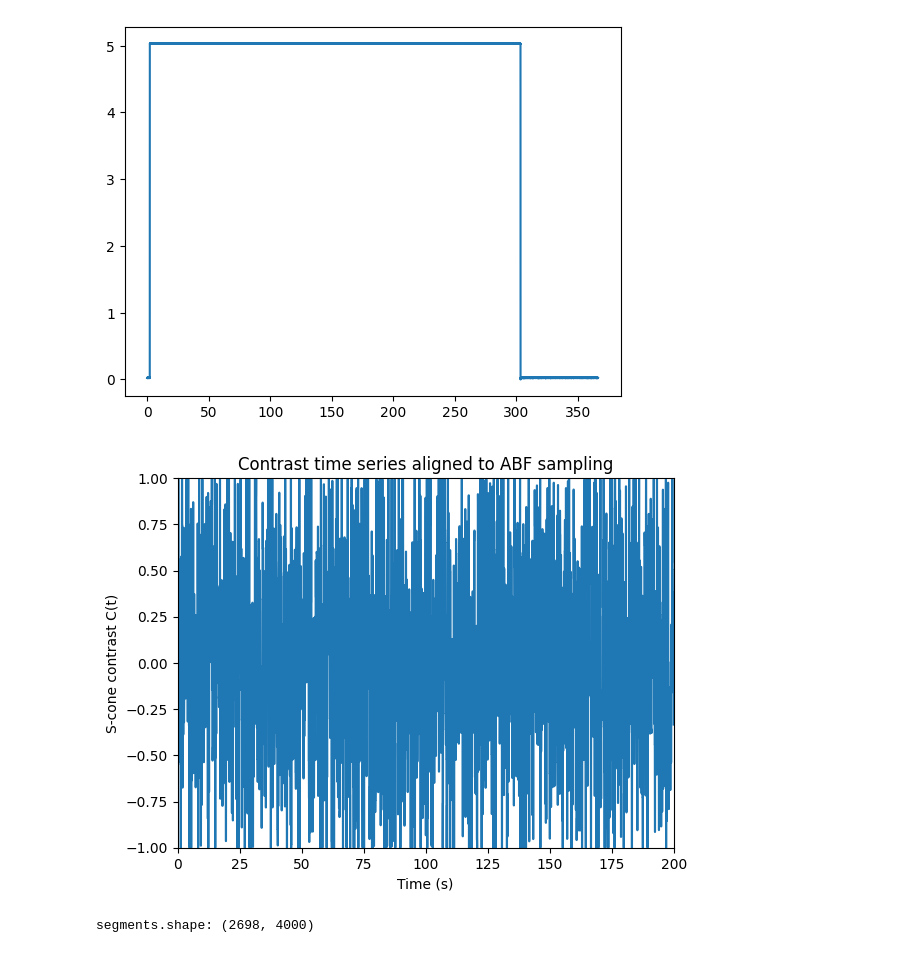
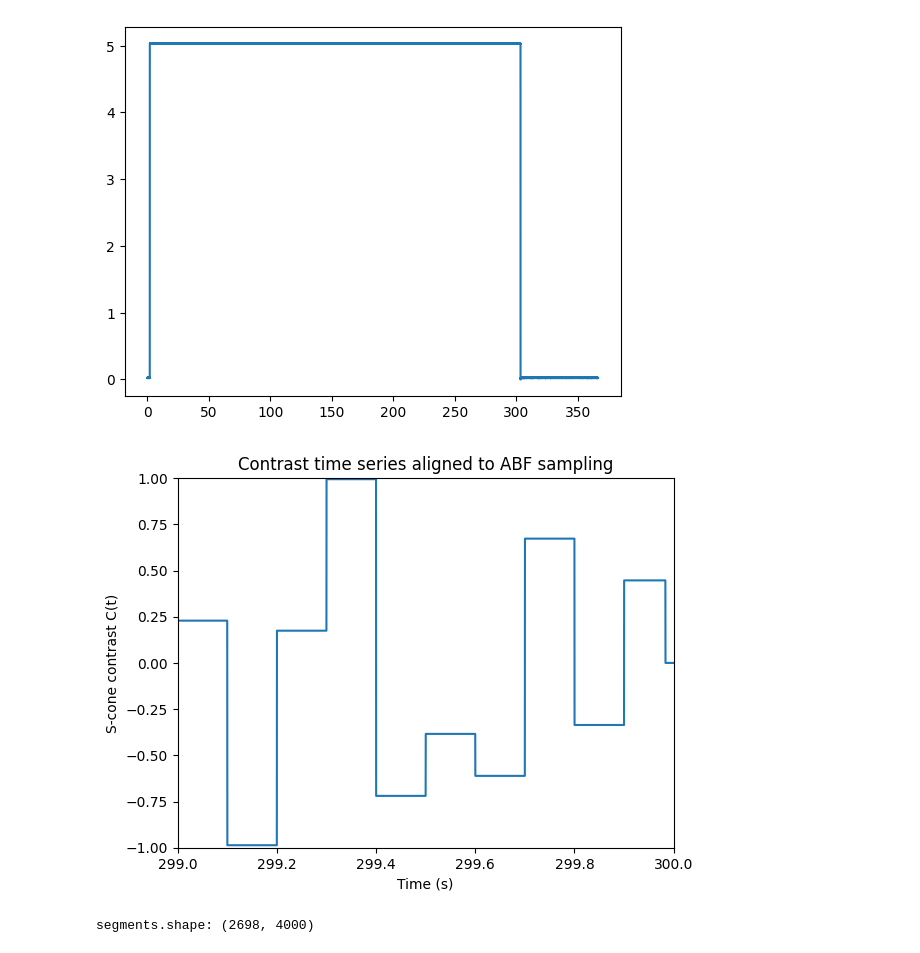
Before and after one commit to bkim346/Neitz_Analysis_Suite, a Jupyter notebook: testingbed.ipynb, the cells around one changed output. Drawn from its saved outputs; the diff is of its cells as text; code cells hidden in the pictures.

```diff
--- a/testingbed.ipynb
+++ b/testingbed.ipynb
@@ -61,35 +61,35 @@ rise_idxs = np.where(edges ==  1)[0] + 1
 i_on = rise_idxs[0]
 i_off  = fall_idxs[0]
 
 
 t_on  = time_vec[i_on]
 t_off = time_vec[i_off]
 
 
 csv = pd.read_csv("data/2025_12_04_0001.csv")
 
 t_60 = csv.iloc[:, 1].to_numpy()
 y_60 = csv.iloc[:, 2].to_numpy()
 
 y0 = y_60.mean()
 C_60 = (y_60 - y0) / y0
 
 contrast_interp = interp1d(
     t_60, C_60,
     kind='previous',
     bounds_error=False,
     fill_value=(0.0, 0.0)
 )
 C_20k = contrast_interp(time_vec)
 
 plt.plot(time_vec, C_20k)
 plt.xlabel("Time (s)")
 plt.ylabel("S-cone contrast C(t)")
 plt.title("Contrast time series aligned to ABF sampling")
-plt.axis([0,200,-1,1])
+plt.axis([299,300,-1,1])
 plt.show()
 # %% [output]
-[figure, old version]
+[figure, new version]
 # %%
 import numpy as np
 
```
Also changed, not shown: parts of 1 cell of this notebook, 2 other files.
